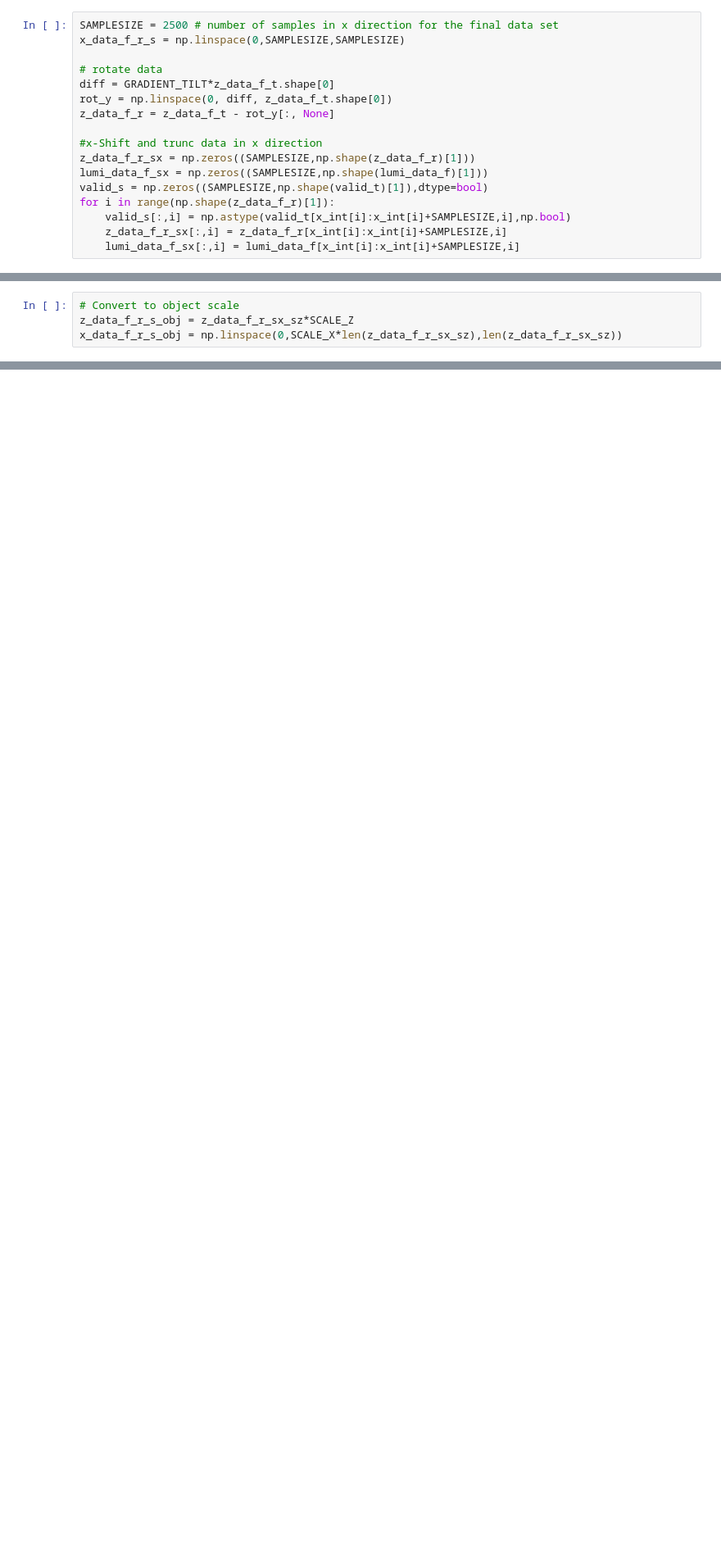
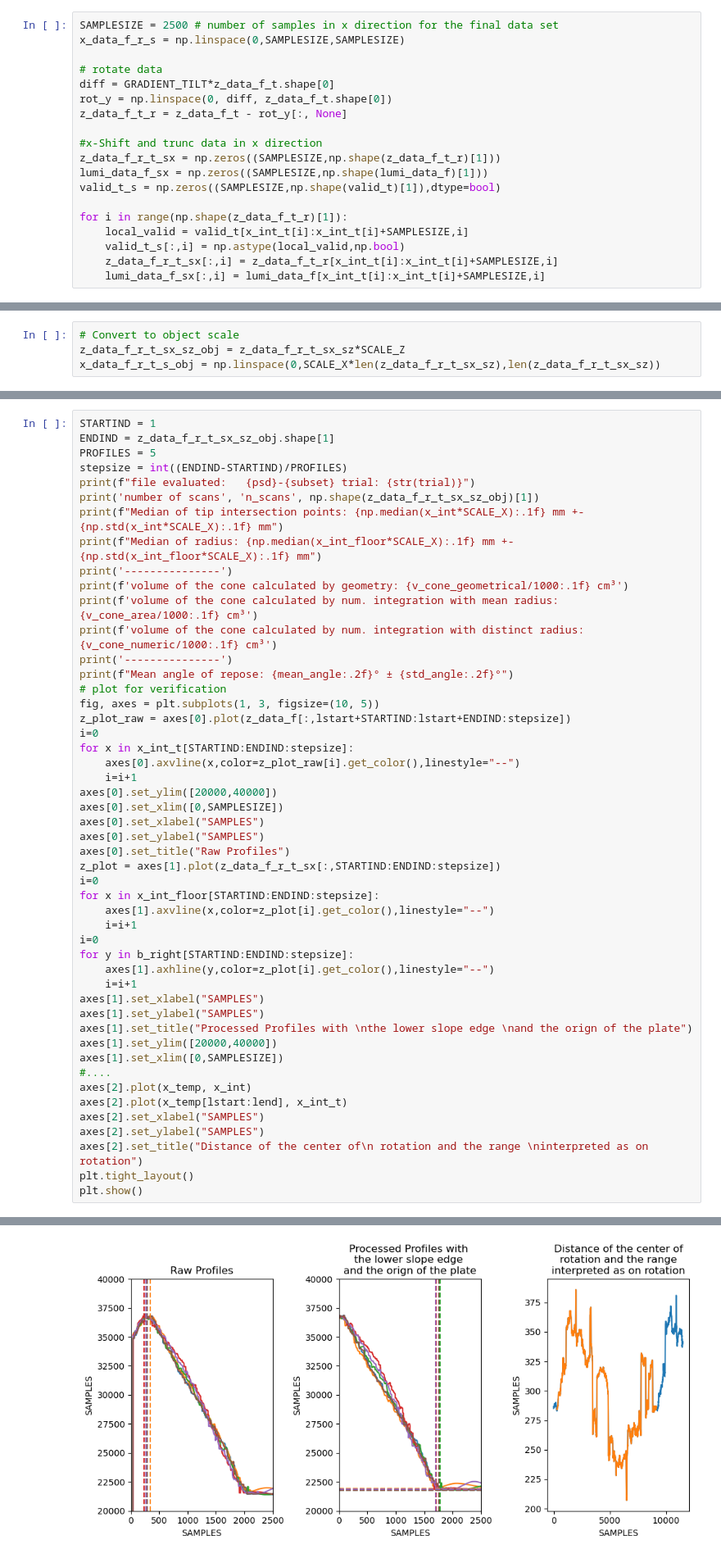
Before and after one commit to alexanderknut/Schuettkegel_Lab_dev, a Jupyter notebook: Auswertung.ipynb, the cells around one changed output, grey strips where cells are left out. Shown at 82% size. Cells and saved outputs as stored; diff of their text form; blank space fills up the shorter version.

Commit message:
Improved the calculation of the tip of the cone

```diff
--- a/Auswertung.ipynb
+++ b/Auswertung.ipynb
@@ -199,16 +250,18 @@ x_data_f_r_s = np.linspace(0,SAMPLESIZE,SAMPLESIZE)
 # rotate data
 diff = GRADIENT_TILT*z_data_f_t.shape[0]
 rot_y = np.linspace(0, diff, z_data_f_t.shape[0])
-z_data_f_r = z_data_f_t - rot_y[:, None]
+z_data_f_t_r = z_data_f_t - rot_y[:, None]
 
 #x-Shift and trunc data in x direction
-z_data_f_r_sx = np.zeros((SAMPLESIZE,np.shape(z_data_f_r)[1]))
+z_data_f_r_t_sx = np.zeros((SAMPLESIZE,np.shape(z_data_f_t_r)[1]))
 lumi_data_f_sx = np.zeros((SAMPLESIZE,np.shape(lumi_data_f)[1]))
-valid_s = np.zeros((SAMPLESIZE,np.shape(valid_t)[1]),dtype=bool)
-for i in range(np.shape(z_data_f_r)[1]):
-    valid_s[:,i] = np.astype(valid_t[x_int[i]:x_int[i]+SAMPLESIZE,i],np.bool)
-    z_data_f_r_sx[:,i] = z_data_f_r[x_int[i]:x_int[i]+SAMPLESIZE,i]
-    lumi_data_f_sx[:,i] = lumi_data_f[x_int[i]:x_int[i]+SAMPLESIZE,i]
+valid_t_s = np.zeros((SAMPLESIZE,np.shape(valid_t)[1]),dtype=bool)
+
+for i in range(np.shape(z_data_f_t_r)[1]):
+    local_valid = valid_t[x_int_t[i]:x_int_t[i]+SAMPLESIZE,i]
+    valid_t_s[:,i] = np.astype(local_valid,np.bool)
+    z_data_f_r_t_sx[:,i] = z_data_f_t_r[x_int_t[i]:x_int_t[i]+SAMPLESIZE,i]
+    lumi_data_f_sx[:,i] = lumi_data_f[x_int_t[i]:x_int_t[i]+SAMPLESIZE,i]
 # %% [markdown]
 *Find the intersection of the slope with the plate*
 # %%
@@ -258,8 +312,8 @@ Median of radius: 89.6 mm +- 2.1 mm
 *convert to object scale*
 # %%
 # Convert to object scale
-z_data_f_r_s_obj = z_data_f_r_sx_sz*SCALE_Z
-x_data_f_r_s_obj = np.linspace(0,SCALE_X*len(z_data_f_r_sx_sz),len(z_data_f_r_sx_sz))
+z_data_f_r_t_sx_sz_obj = z_data_f_r_t_sx_sz*SCALE_Z
+x_data_f_r_t_s_obj = np.linspace(0,SCALE_X*len(z_data_f_r_t_sx_sz),len(z_data_f_r_t_sx_sz))
 # %% [markdown]
 **Calculate the angle of rotation with the binary code** (not executed)
 # %%
@@ -422,0 +471,50 @@ CSV file 'results.csv' has been created successfully.
+# %%
+STARTIND = 1
+ENDIND = z_data_f_r_t_sx_sz_obj.shape[1]
+PROFILES = 5
+stepsize = int((ENDIND-STARTIND)/PROFILES)
+print(f"file evaluated:   {psd}-{subset} trial: {str(trial)}")
+print('number of scans', 'n_scans', np.shape(z_data_f_r_t_sx_sz_obj)[1])
+print(f"Median of tip intersection points: {np.median(x_int*SCALE_X):.1f} mm +- {np.std(x_int*SCALE_X):.1f} mm")
+print(f"Median of radius: {np.median(x_int_floor*SCALE_X):.1f} mm +- {np.std(x_int_floor*SCALE_X):.1f} mm")
+print('---------------')
+print(f'volume of the cone calculated by geometry: {v_cone_geometrical/1000:.1f} cm³')
+print(f'volume of the cone calculated by num. integration with mean radius: {v_cone_area/1000:.1f} cm³')
+print(f'volume of the cone calculated by num. integration with distinct radius: {v_cone_numeric/1000:.1f} cm³')
+print('---------------')
+print(f"Mean angle of repose: {mean_angle:.2f}° ± {std_angle:.2f}°")
+# plot for verification
+fig, axes = plt.subplots(1, 3, figsize=(10, 5))
+z_plot_raw = axes[0].plot(z_data_f[:,lstart+STARTIND:lstart+ENDIND:stepsize])
+i=0
+for x in x_int_t[STARTIND:ENDIND:stepsize]:
+    axes[0].axvline(x,color=z_plot_raw[i].get_color(),linestyle="--")
+    i=i+1
+axes[0].set_ylim([20000,40000])
+axes[0].set_xlim([0,SAMPLESIZE])
+axes[0].set_xlabel("SAMPLES")
+axes[0].set_ylabel("SAMPLES")
+axes[0].set_title("Raw Profiles")
+z_plot = axes[1].plot(z_data_f_r_t_sx[:,STARTIND:ENDIND:stepsize])
+i=0
+for x in x_int_floor[STARTIND:ENDIND:stepsize]:
+    axes[1].axvline(x,color=z_plot[i].get_color(),linestyle="--")
+    i=i+1
+i=0
+for y in b_right[STARTIND:ENDIND:stepsize]:
+    axes[1].axhline(y,color=z_plot[i].get_color(),linestyle="--")
+    i=i+1
+axes[1].set_xlabel("SAMPLES")
+axes[1].set_ylabel("SAMPLES")
+axes[1].set_title("Processed Profiles with \nthe lower slope edge \nand the orign of the plate")
+axes[1].set_ylim([20000,40000])
+axes[1].set_xlim([0,SAMPLESIZE])
+#....
+axes[2].plot(x_temp, x_int)
+axes[2].plot(x_temp[lstart:lend], x_int_t)
+axes[2].set_xlabel("SAMPLES")
+axes[2].set_ylabel("SAMPLES")
+axes[2].set_title("Distance of the center of\n rotation and the range \ninterpreted as on rotation")
+plt.tight_layout()
+plt.show()
+# %% [output]
@@ -422,0 +531 @@ CSV file 'results.csv' has been created successfully.
+[figure, added]
```
Also changed, not shown: parts of 14 cells of this notebook.
